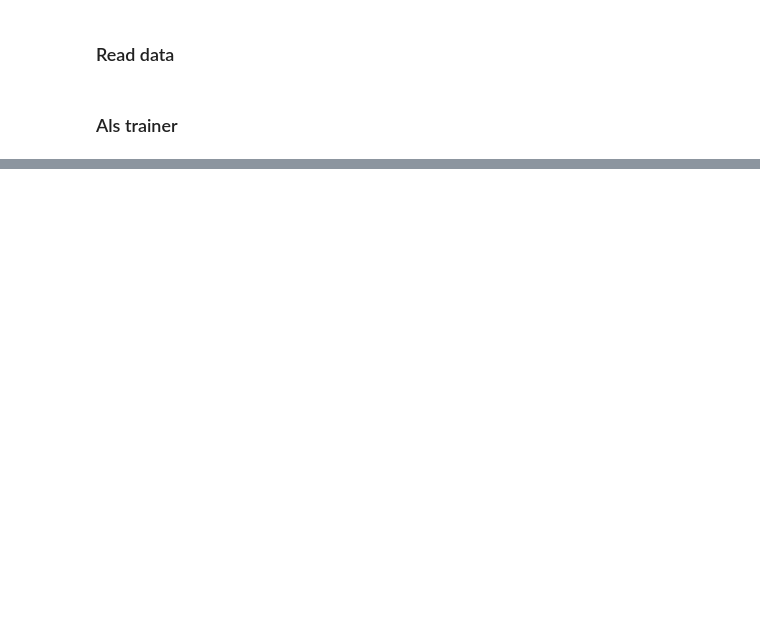
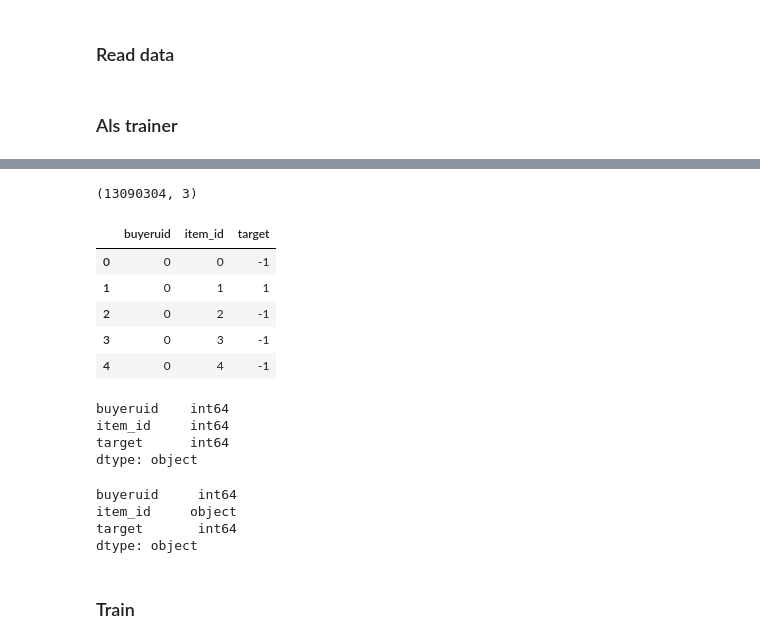
Before and after one commit to artvopilov/yandex_cup_2023, a Jupyter notebook: notebooks/als.ipynb, the cells around one changed output, grey strips where cells are left out. Cells and saved outputs as stored; diff of their text form; code cells hidden in the pictures; blank space fills up the shorter version.

```diff
--- a/notebooks/als.ipynb
+++ b/notebooks/als.ipynb
@@ -198,0 +421,5 @@ class AlsTrainer:
+# %%
+als_events = pd.DataFrame({
+    'buyeruid': np.repeat(tracks, len(unique_tags)),
+    'item_id': np.tile(unique_tags, len(tracks))
+})
@@ -198,0 +435,3 @@ class AlsTrainer:
+# %%
+track_to_tags = {tr: set(map(int, t.split(','))) for tr, t in zip(train_df['track'].values, train_df['tags'].values)}
+track_to_tags
@@ -198,0 +456,4 @@ class AlsTrainer:
+# %%
+%%time
+
+targets = als_events.apply(lambda row: 1 if row['item_id'] in track_to_tags[row['buyeruid']] else -1, axis=1).astype(int)
@@ -198,0 +478,22 @@ class AlsTrainer:
+# %%
+als_events['target'] = targets
+# %%
+als_events.shape
+# %% [output]
+(13090304, 3)
+# %%
+als_events.head()
+# %% [output]
+|  | buyeruid | item_id | target |
+| 0 | 0 | 0 | -1 |
+| 1 | 0 | 1 | 1 |
+| 2 | 0 | 2 | -1 |
+| 3 | 0 | 3 | -1 |
+| 4 | 0 | 4 | -1 |
+# %%
+als_events.dtypes
+# %% [output]
+buyeruid    int64
+item_id     int64
+target      int64
+dtype: object
@@ -198,0 +502,9 @@ class AlsTrainer:
+# %%
+als_events.dtypes
+# %% [output]
+buyeruid     int64
+item_id     object
+target       int64
+dtype: object
+# %% [markdown]
+### Train
```
Also changed, not shown: parts of 44 cells of this notebook, 7 other files.
